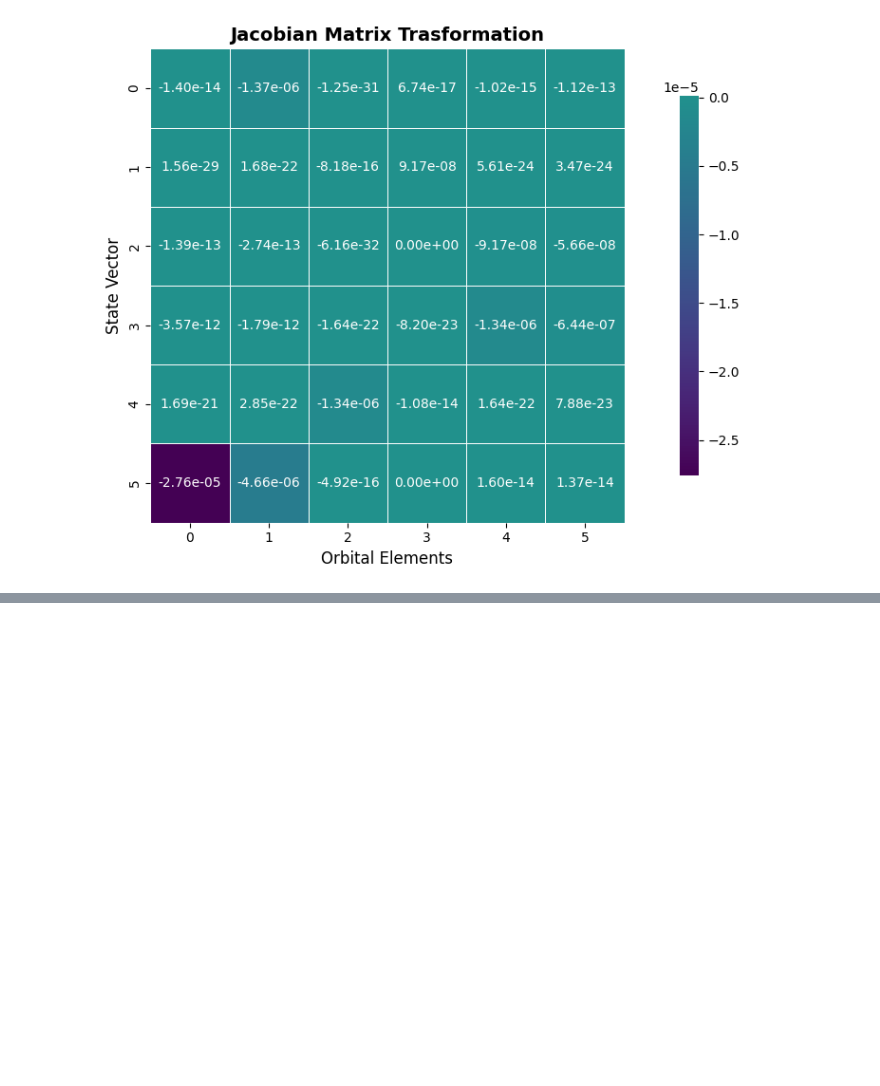
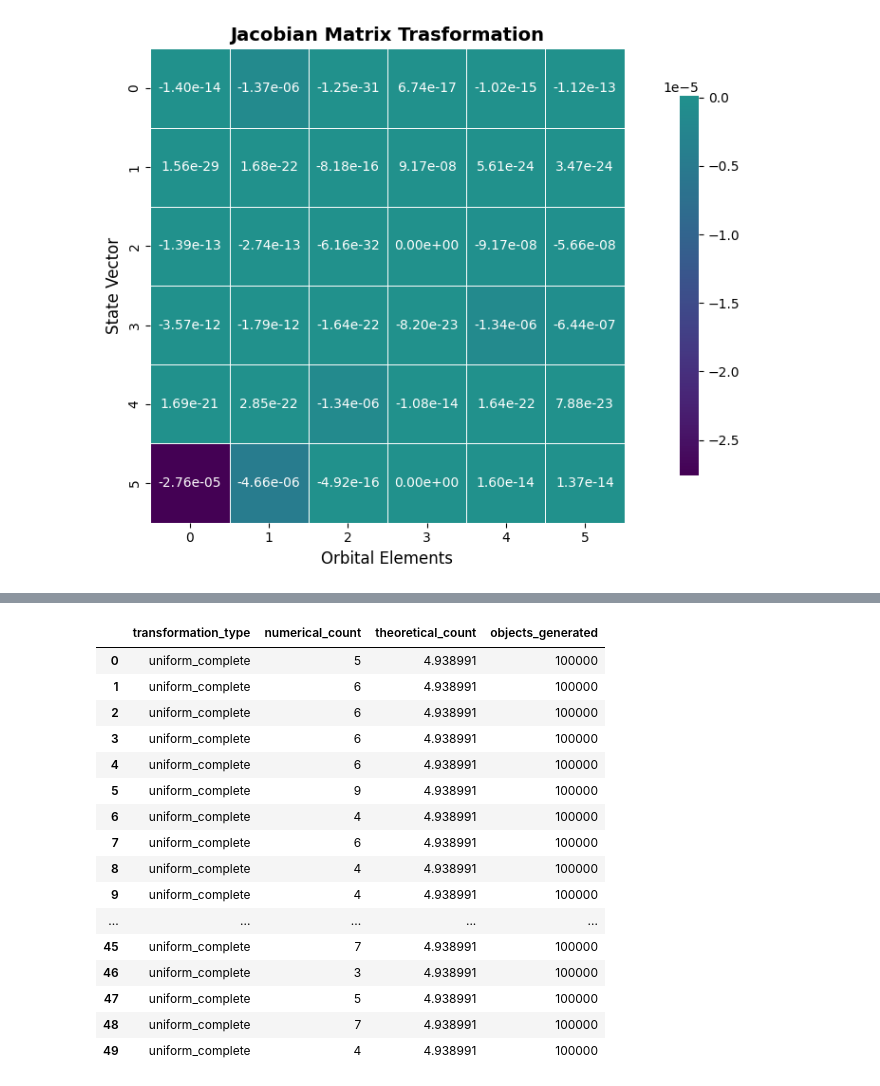
Before and after one commit to JuanitaAgudelo/TesisRepo, a Jupyter notebook: jacobian_calculations/complete_trasformation_test.ipynb, the cells around one changed output, grey strips where cells are left out. Drawn from its saved outputs; the diff is of its cells as text; code cells hidden in the pictures; blank space fills up the shorter version.

Commit message:
evaluate count objects with random variables

```diff
--- a/jacobian_calculations/complete_trasformation_test.ipynb
+++ b/jacobian_calculations/complete_trasformation_test.ipynb
@@ -446,0 +444,23 @@ Numerical (count) number of objects inside volume: 59
+# %%
+import pandas as pd
+
+data = pd.read_csv("count_objects.csv")
+data
+# %% [output]
+|  | transformation_type | numerical_count | theoretical_count | objects_generated |
+| 0 | uniform_complete | 5 | 4.938991 | 100000 |
+| 1 | uniform_complete | 6 | 4.938991 | 100000 |
+| 2 | uniform_complete | 6 | 4.938991 | 100000 |
+| 3 | uniform_complete | 6 | 4.938991 | 100000 |
+| 4 | uniform_complete | 6 | 4.938991 | 100000 |
+| 5 | uniform_complete | 9 | 4.938991 | 100000 |
+| 6 | uniform_complete | 4 | 4.938991 | 100000 |
+| 7 | uniform_complete | 6 | 4.938991 | 100000 |
+| 8 | uniform_complete | 4 | 4.938991 | 100000 |
+| 9 | uniform_complete | 4 | 4.938991 | 100000 |
+| ... | ... | ... | ... | ... |
+| 45 | uniform_complete | 7 | 4.938991 | 100000 |
+| 46 | uniform_complete | 3 | 4.938991 | 100000 |
+| 47 | uniform_complete | 5 | 4.938991 | 100000 |
+| 48 | uniform_complete | 7 | 4.938991 | 100000 |
+| 49 | uniform_complete | 4 | 4.938991 | 100000 |
```
Also changed, not shown: parts of 6 cells of this notebook, 7 other files.
